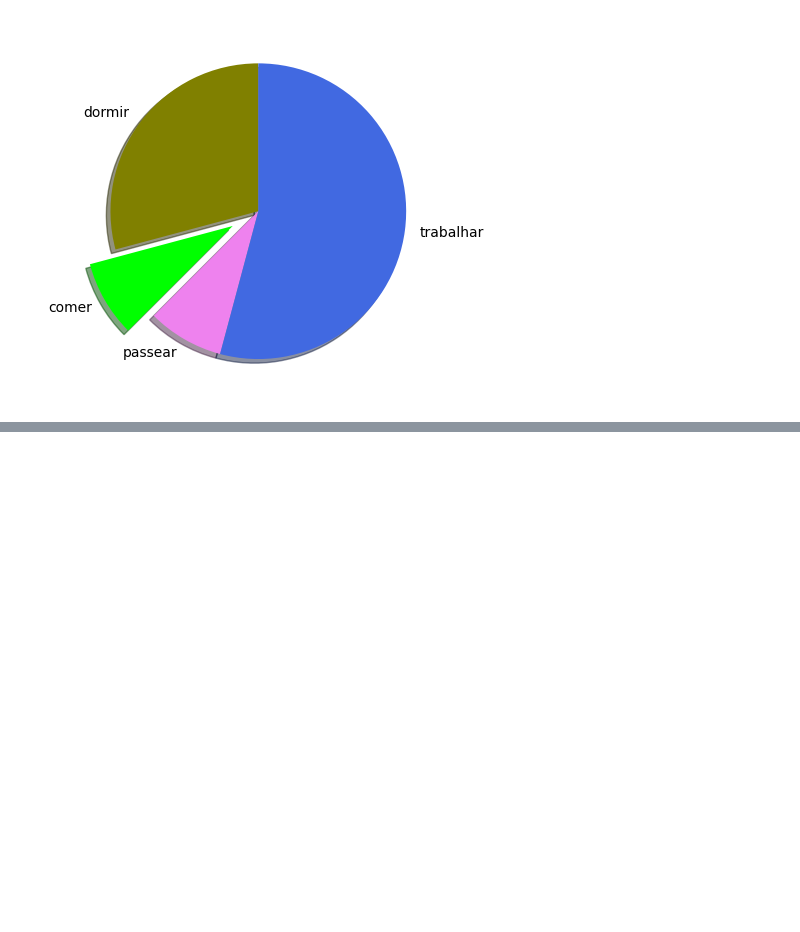
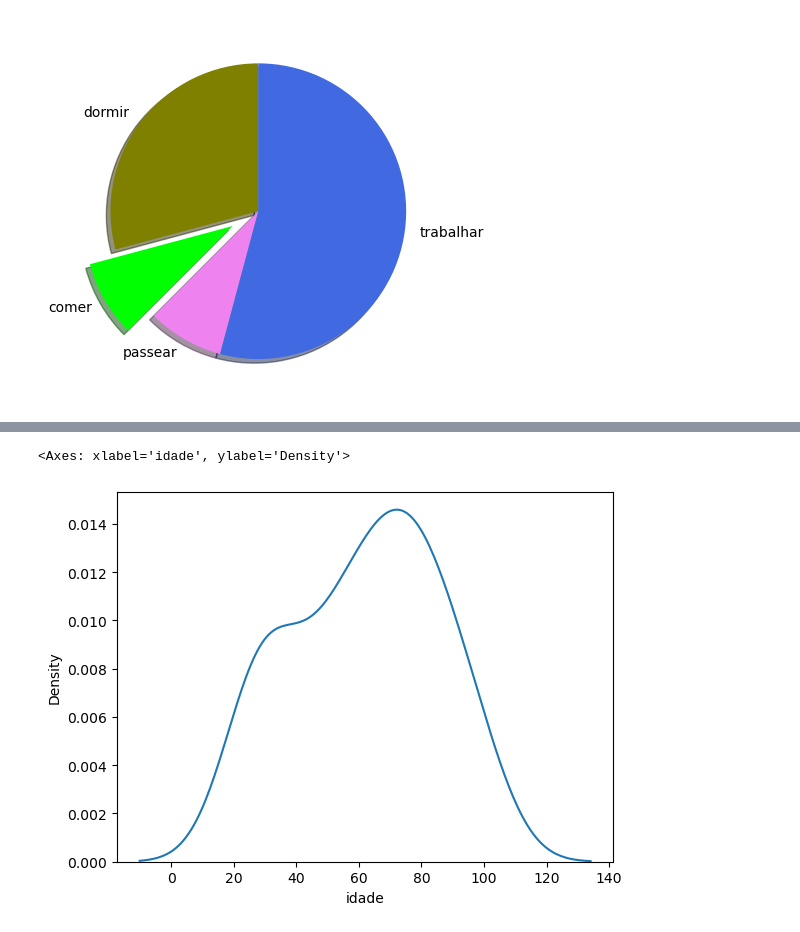
Before and after one commit to DeyvedAntonio/estudos_Analista, a Jupyter notebook: python/curso_dsa/Cap11/pratica_visualizacao.ipynb, the cells around one changed output, grey strips where cells are left out. Drawn from its saved outputs; the diff is of its cells as text; code cells hidden in the pictures; blank space fills up the shorter version.

```diff
--- a/python/curso_dsa/Cap11/pratica_visualizacao.ipynb
+++ b/python/curso_dsa/Cap11/pratica_visualizacao.ipynb
@@ -79,0 +127,5 @@ plt.pie(fatias, labels=atividades, colors=cores, startangle=90, shadow=True, exp
+# %%
+sbn.kdeplot(dataframe.idade)
+# %% [output]
+<Axes: xlabel='idade', ylabel='Density'>
+[figure, added]
```
Also changed, not shown: parts of 8 cells of this notebook.
